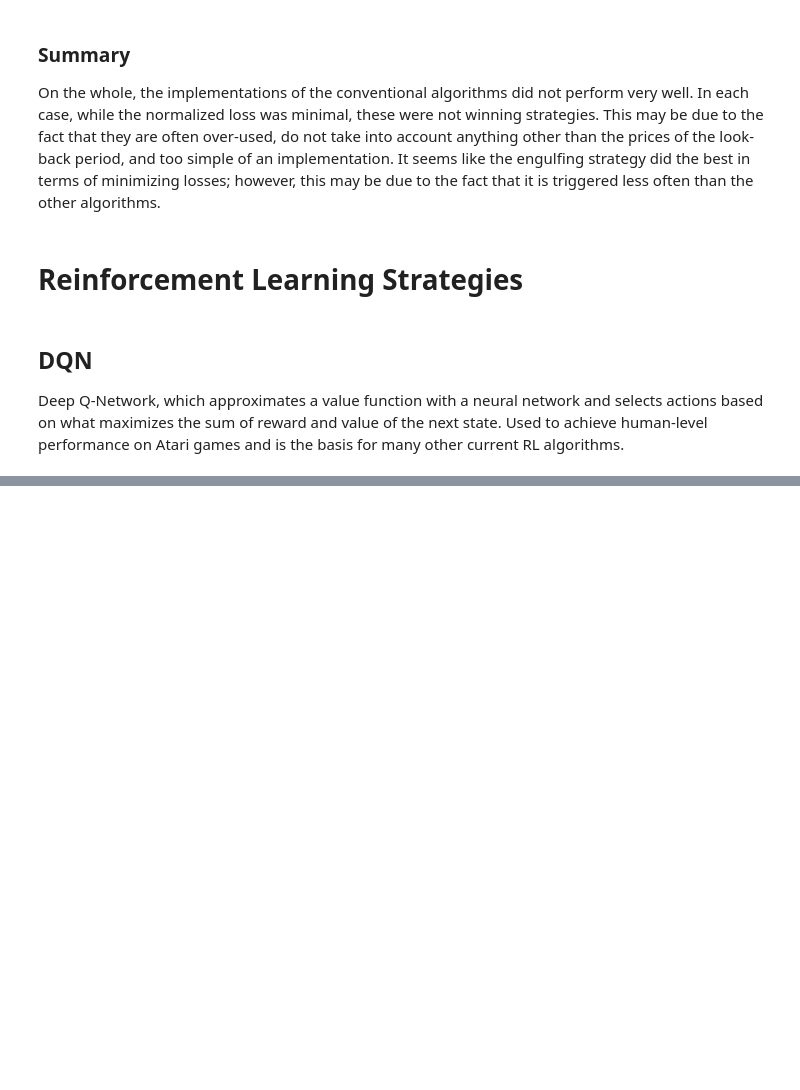
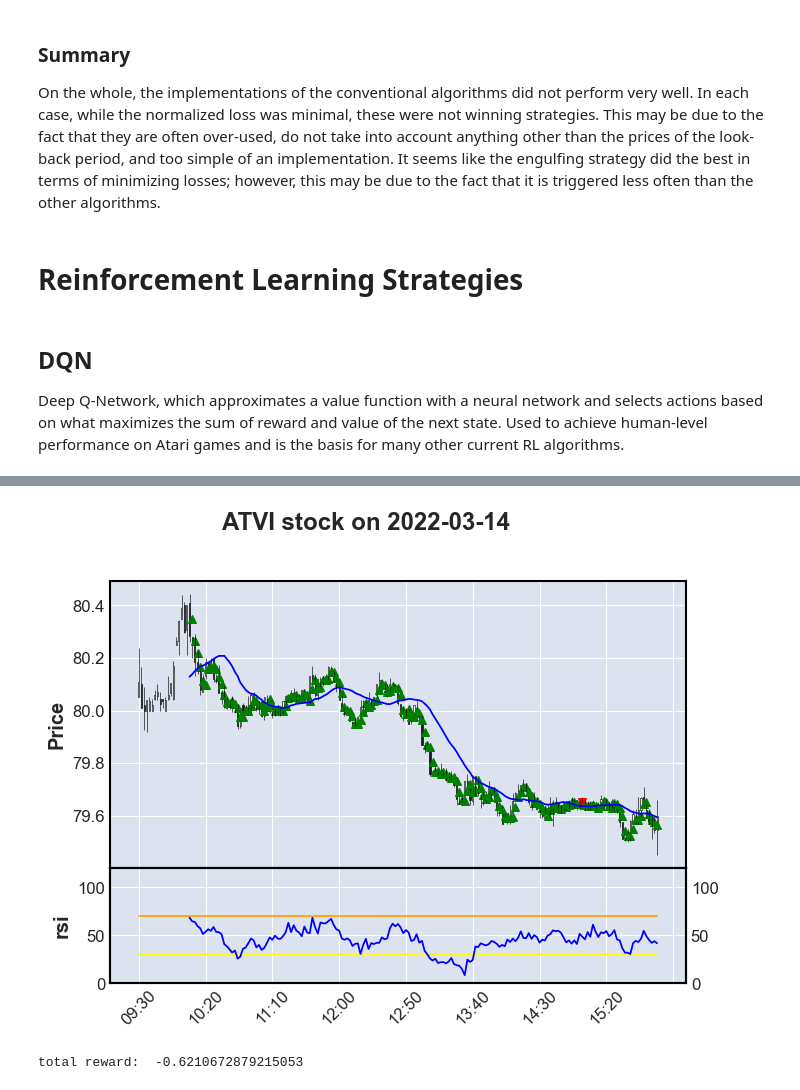
Before and after one commit to liv20/atgym, a Jupyter notebook: Conventional and RL Strategies.ipynb, the cells around one changed output, grey strips where cells are left out. Cells and saved outputs as stored; diff of their text form; code cells hidden in the pictures; blank space fills up the shorter version.

```diff
--- a/Conventional and RL Strategies.ipynb
+++ b/Conventional and RL Strategies.ipynb
@@ -209,0 +209,5 @@ plt.plot(steps, ppo_returns, label='ppo_returns')
+# %%
+visualize_strategy(a2c)
+# %% [output]
+[figure, added]
+total reward:  -0.6210672879215053
```
Also changed, not shown: parts of 11 cells of this notebook.
